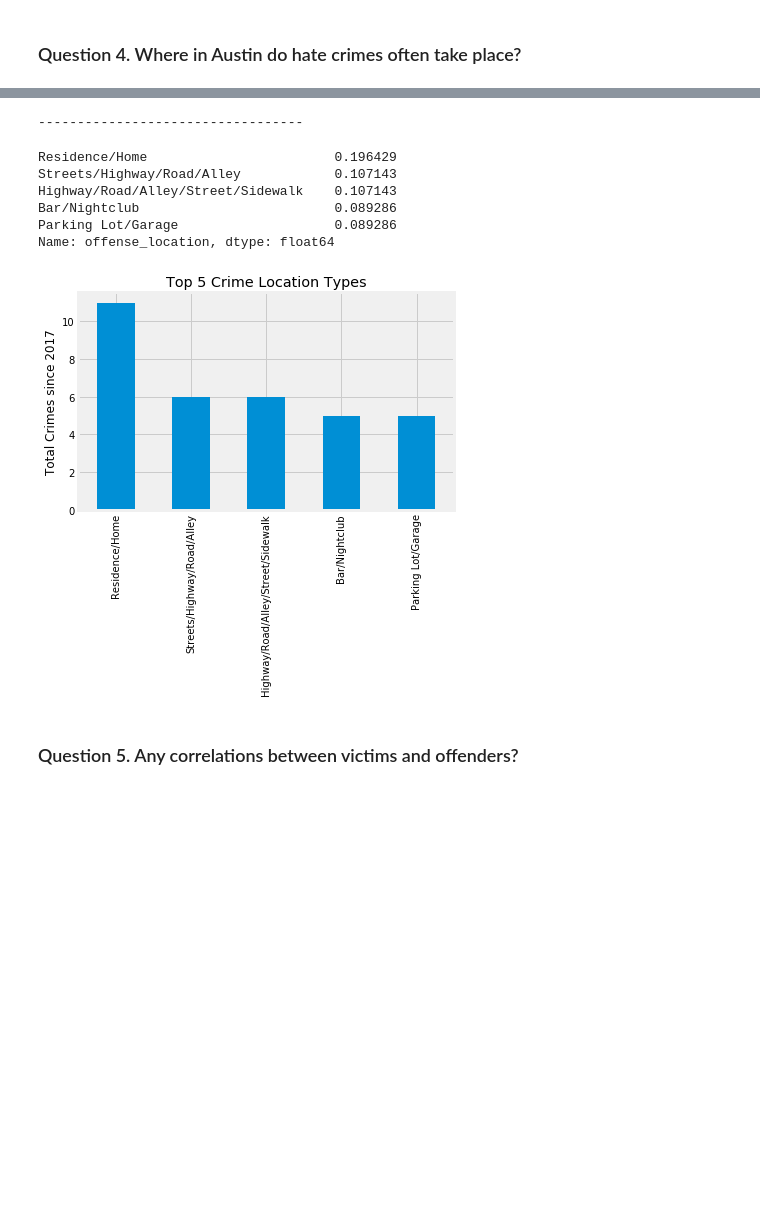
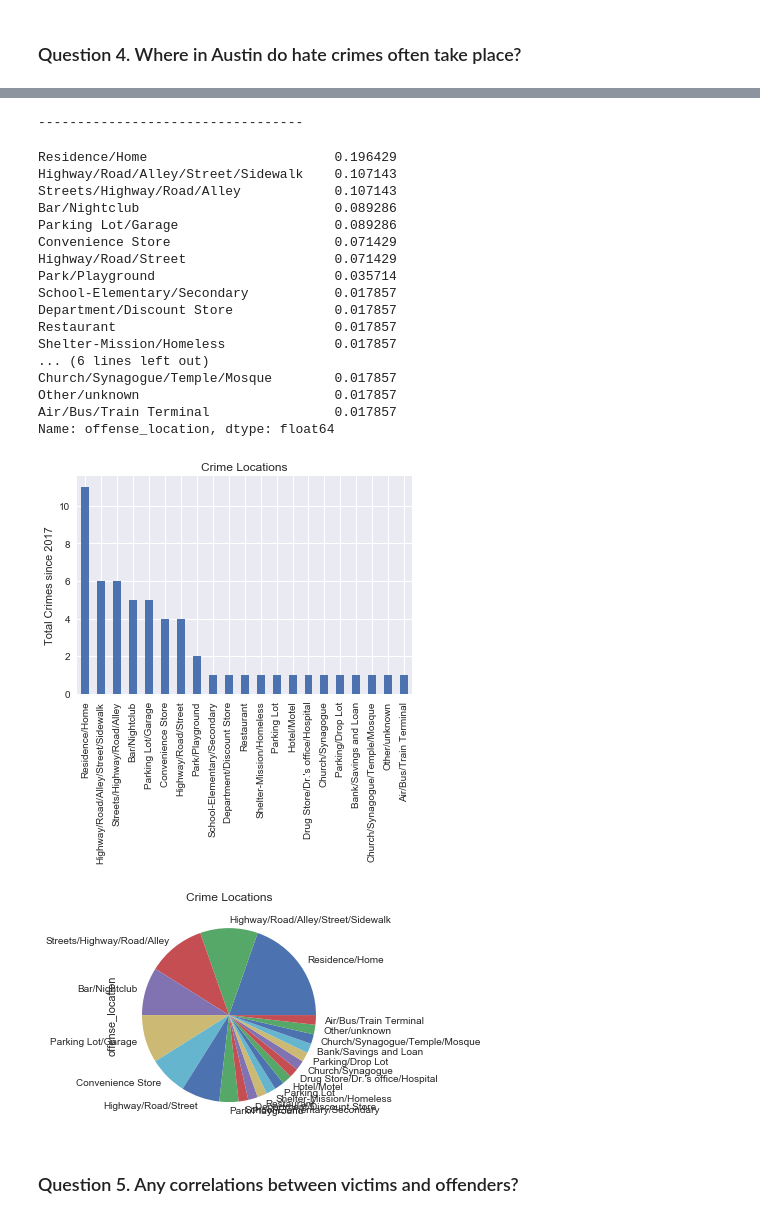
Before and after one commit to rgrantham82/Crime-Analysis, a Jupyter notebook: Exploratory Analysis/Exploratory Analysis.ipynb, the cells around one changed output, grey strips where cells are left out. Cells and saved outputs as stored; diff of their text form; code cells hidden in the pictures; blank space fills up the shorter version.

```diff
--- a/Exploratory Analysis/Exploratory Analysis.ipynb
+++ b/Exploratory Analysis/Exploratory Analysis.ipynb
@@ -7,7 +7,7 @@ Out of the total number of reported, alleged incidents, 32.14% were directed at
 import pandas as pd
 import numpy as np
 import matplotlib.pyplot as plt
-plt.style.use('fivethirtyeight')
+plt.style.use('seaborn')
 # %%
 # Importing & examining the cleaned dataset
 df = pd.read_csv(r"C:\Users\Robert\OneDrive\Desktop\aus_final.csv")
@@ -236,16 +232,21 @@ Note...the above 'Offender' graph has an instance of 'Hispanic (2), Caucasian (2
 # %% [markdown]
 ### Question 4. Where in Austin do hate crimes often take place?
 # %%
-# Displaying the top 5 locations where hate crimes take place in Austin.
-location = df.offense_location.value_counts().head(5)
+# Displaying the locations where hate crimes take place in Austin
+location = df.offense_location.value_counts()
 display(location)
 print('----------------------------------')
-# Displaying 'offense location' as percentages
-display(df.offense_location.value_counts(normalize=True).head(5))
+# Displaying 'offense location' as proportions
+location_pct = df.offense_location.value_counts(normalize=True)
+display(location_pct)
 
 location.plot.bar()
 plt.ylabel('Total Crimes since 2017')
-plt.title('Top 5 Crime Location Types')
+plt.title('Crime Locations')
 plt.show()
+
+location_pct.plot.pie()
+plt.title('Crime Locations')
+plt.show()
 # %% [output]
 Residence/Home                        11
@@ -256,12 +268,24 @@ Parking Lot/Garage                     5
 Name: offense_location, dtype: int64
 ----------------------------------
 Residence/Home                        0.196429
+Highway/Road/Alley/Street/Sidewalk    0.107143
 Streets/Highway/Road/Alley            0.107143
-Highway/Road/Alley/Street/Sidewalk    0.107143
 Bar/Nightclub                         0.089286
 Parking Lot/Garage                    0.089286
+Convenience Store                     0.071429
+Highway/Road/Street                   0.071429
+Park/Playground                       0.035714
+School-Elementary/Secondary           0.017857
+Department/Discount Store             0.017857
+Restaurant                            0.017857
+Shelter-Mission/Homeless              0.017857
+... (6 lines left out)
+Church/Synagogue/Temple/Mosque        0.017857
+Other/unknown                         0.017857
+Air/Bus/Train Terminal                0.017857
 Name: offense_location, dtype: float64
-[figure, old version]
+[figure, new version]
+[figure, added]
 # %% [markdown]
 ### Question 5. Any correlations between victims and offenders?
 # %%
```
Also changed, not shown: parts of 6 cells of this notebook.
